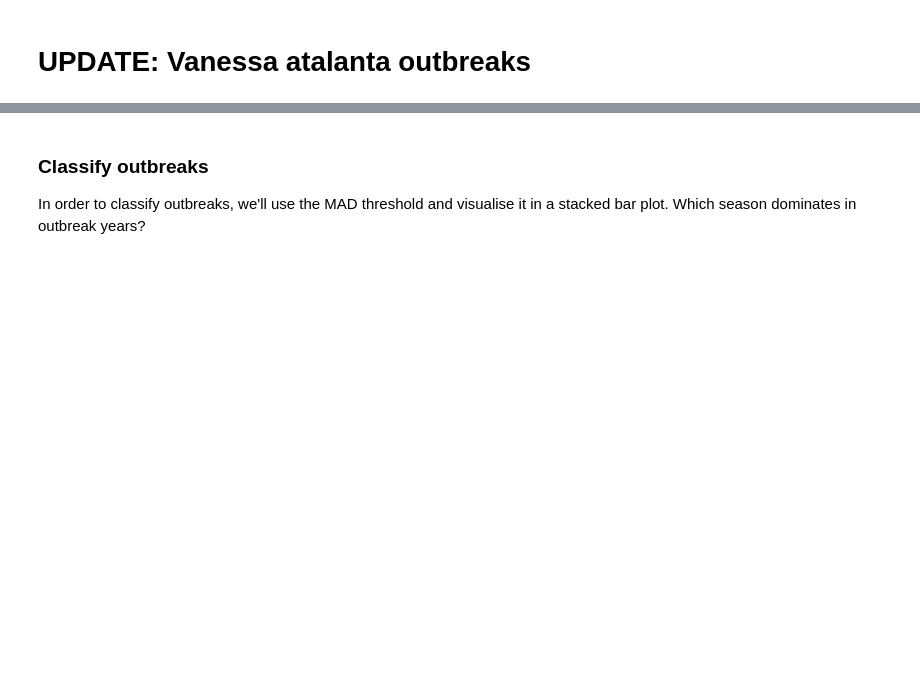
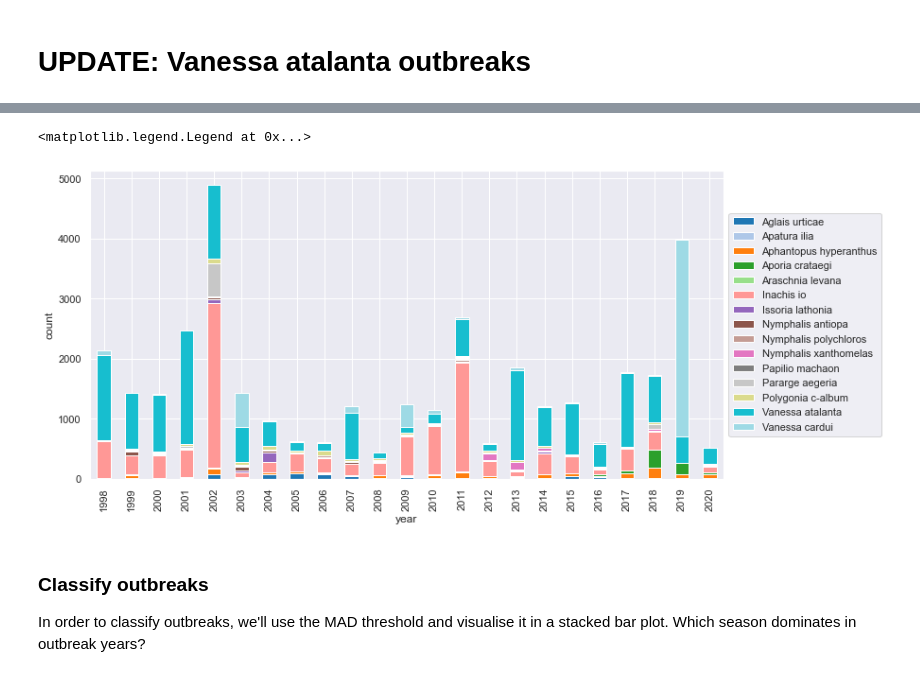
Before and after one commit to gtlab-barcelona/robert, a Jupyter notebook: anomalies/code/7-update-vatalanta-outbreaks.ipynb, the cells around one changed output, grey strips where cells are left out. Drawn from its saved outputs; the diff is of its cells as text; code cells hidden in the pictures; blank space fills up the shorter version.

Commit message:
added two plots of outbreak analysis

```diff
--- a/anomalies/code/7-update-vatalanta-outbreaks.ipynb
+++ b/anomalies/code/7-update-vatalanta-outbreaks.ipynb
@@ -53,3 +40,15 @@ count_daily = count_daily[(count_daily.year >= 1998) & (count_daily.year <= 2020
+# %%
+data = (count_daily
+    .groupby(['species', 'year'], as_index=False)['count']
+    .sum(min_count=1)
+    .pivot(index='year', columns='species', values='count'))
+
+fig, ax = plt.subplots(figsize=(12,6))
+data.plot.bar(stacked=True, ax=ax, ylabel='count', colormap='tab20')
+ax.legend(loc='center left', bbox_to_anchor=(1, 0.5))
+# %% [output]
+<matplotlib.legend.Legend at 0x...>
+[figure, added]
 # %% [markdown]
 ### Classify outbreaks
 
```
Also changed, not shown: parts of 9 cells of this notebook, 8 other files.
